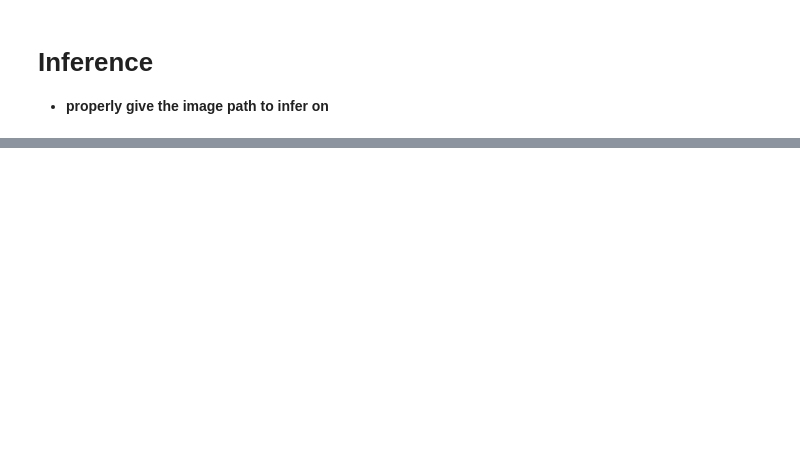
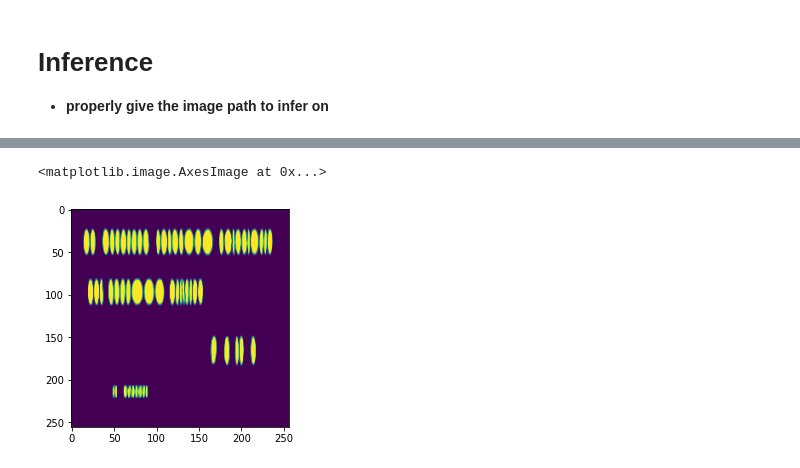
Before and after one commit to mnansary/apsis-detection, a Jupyter notebook: inference.ipynb, the cells around one changed output, grey strips where cells are left out. Drawn from its saved outputs; the diff is of its cells as text; code cells hidden in the pictures; blank space fills up the shorter version.

```diff
--- a/inference.ipynb
+++ b/inference.ipynb
@@ -124,3 +124,5 @@ img_path="/media/ansary/DriveData/Work/APSIS/RetData/t.png"
+# %%
+img_path="iii.png"
 # %%
 img=cv2.imread(img_path)
 img=cv2.resize(img,(512,512))
@@ -133,3 +137,8 @@ data=data/255.0
 pred=model.predict(data)[0]
 tmap=np.squeeze(pred[:,:,0])
 lmap=np.squeeze(pred[:,:,1])
+# %%
+plt.imshow(tmap)
+# %% [output]
+<matplotlib.image.AxesImage at 0x...>
+[figure, added]
```
Also changed, not shown: parts of 5 cells of this notebook, 3 other files.
